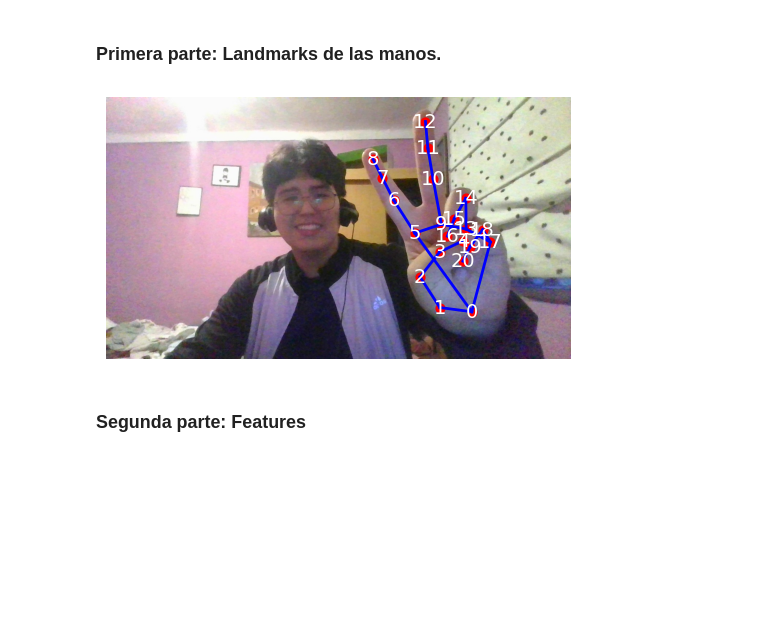
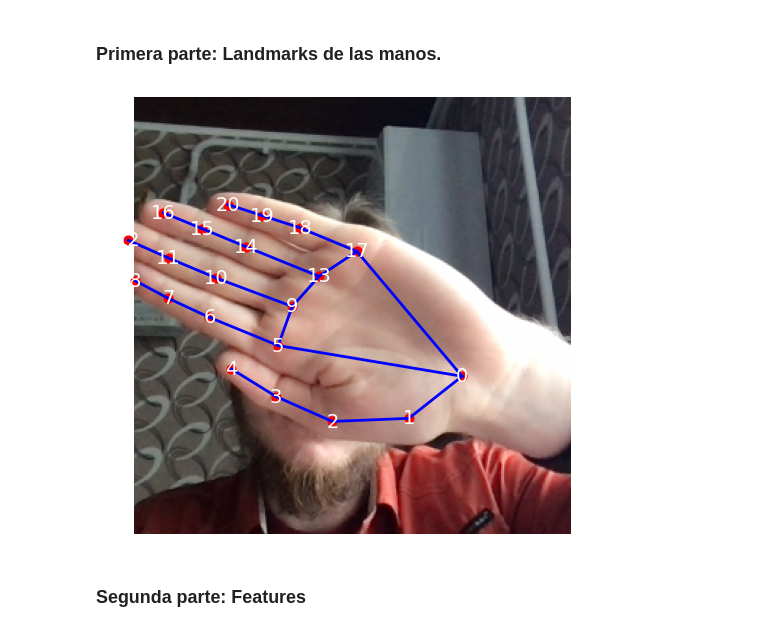
Before and after one commit to DiogoFabricioAG/Pull-Test, a Jupyter notebook: DCCachipun/DCCachipun.ipynb, the cells around one changed output. Drawn from its saved outputs; the diff is of its cells as text; code cells hidden in the pictures; blank space fills up the shorter version.

```diff
--- a/DCCachipun/DCCachipun.ipynb
+++ b/DCCachipun/DCCachipun.ipynb
@@ -167,35 +138,35 @@ def imprimir_landmarks(subdataset: str, label: str, image_name: str):
     with mp_hands.Hands(static_image_mode=True, max_num_hands=1) as hands:
         results = hands.process(img_rgb)
 
     hand_landmarks = results.multi_hand_landmarks[0]
 ### Debes encontrar una forma de procesar las coordenadas X, Y y las conexiones de las manos (Hand Connections)
     x = [landmark.x for landmark in hand_landmarks.landmark]
     y = [landmark.y for landmark in hand_landmarks.landmark]
 
     # Obtener las conexiones de las manos de MediaPipe
     hand_connections = mp_hands.HAND_CONNECTIONS
 ### Ploteo de las coordenadas + landmarks.
     plt.figure(figsize=(6,6))
     plt.imshow(img_rgb)
     plt.axis("off")
 
     for (i, j) in hand_connections:
         plt.plot(
             [x[i] * img_rgb.shape[1], x[j] * img_rgb.shape[1]],
             [y[i] * img_rgb.shape[0], y[j] * img_rgb.shape[0]],
             c="blue", linewidth=2
         )
 
     for i, (xi, yi) in enumerate(zip(x, y)):
         plt.scatter(xi * img_rgb.shape[1], yi * img_rgb.shape[0], c="red", s=40)
         plt.text(xi * img_rgb.shape[1], yi * img_rgb.shape[0], str(i),
                  fontsize=14, color="white", ha="center", va="center")
 
     plt.show()
 
-imprimir_landmarks("news","me","me-scissors.jpg")
+imprimir_landmarks("train","paper","glu_161.png")
 # %% [output]
-[figure, old version]
+[figure, new version]
 # %% [markdown]
 ### Segunda parte: Features
 # %%
```
Also changed, not shown: parts of 18 cells of this notebook.
